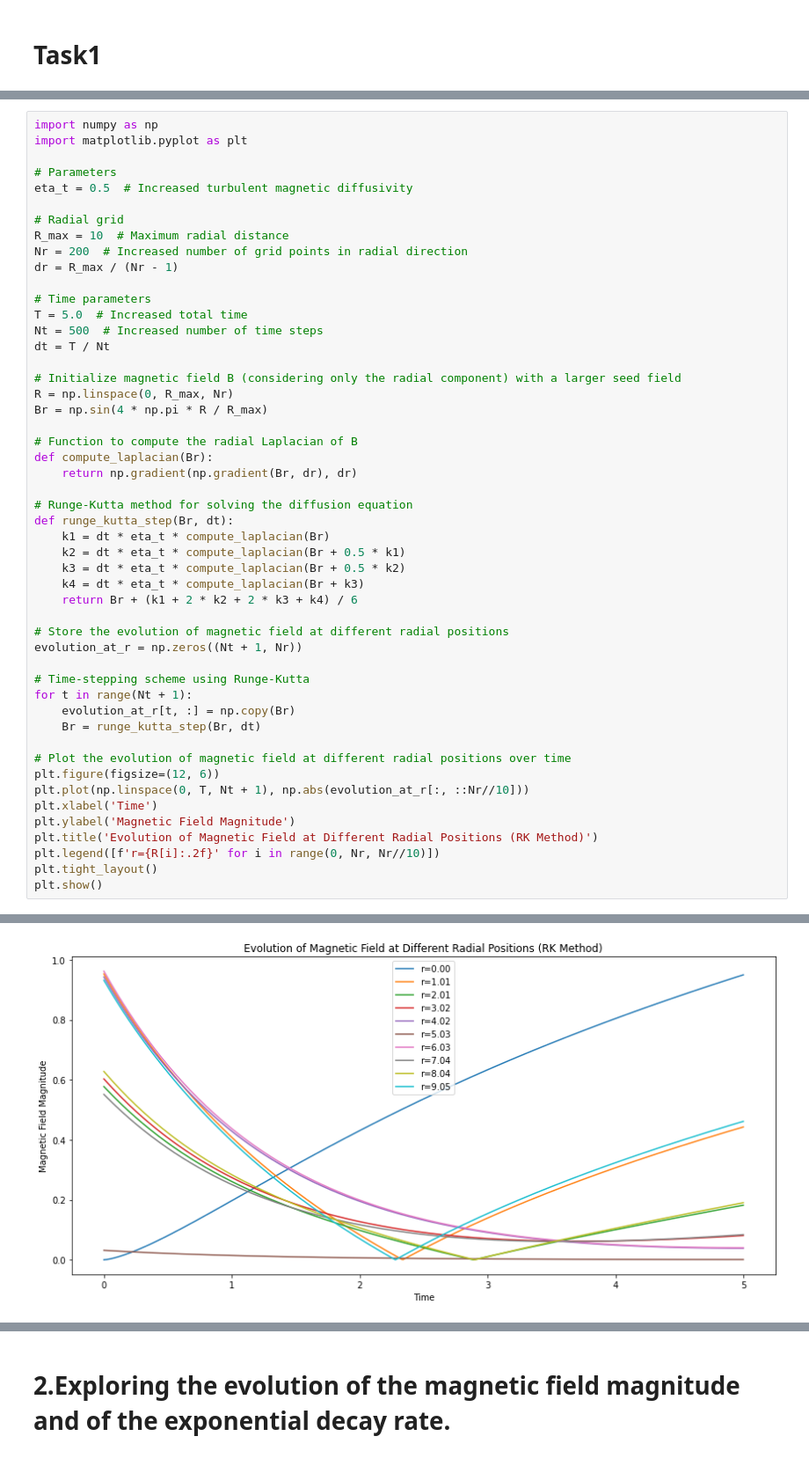
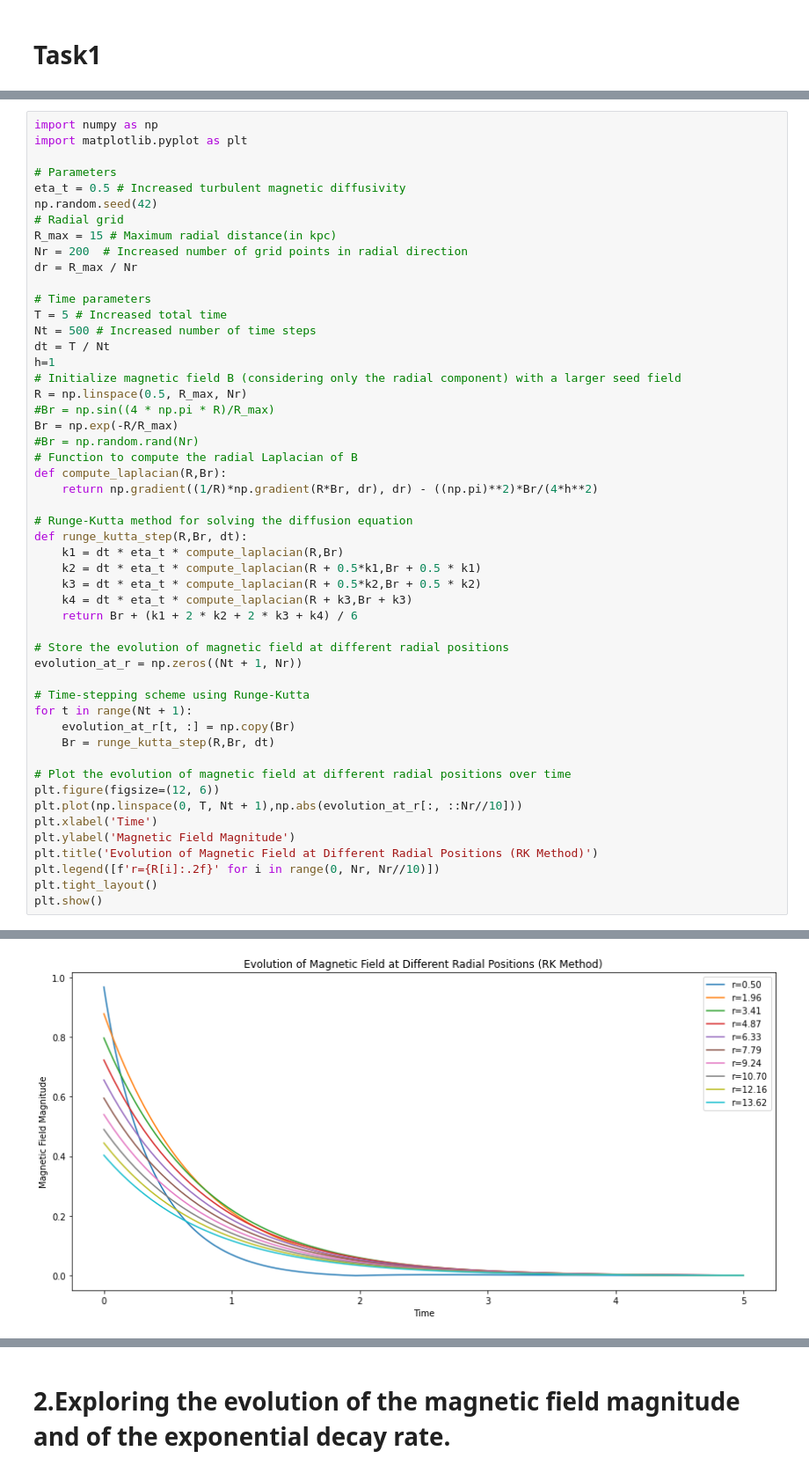
Before and after one commit to Ritabik/Galactic_Dynamo, a Jupyter notebook: Galactic_dynamo.ipynb, the cells around one changed output, grey strips where cells are left out. Shown at 88% size. Saved outputs shown, nothing was run; the diff lists cells and outputs as text.

```diff
--- a/Galactic_dynamo.ipynb
+++ b/Galactic_dynamo.ipynb
@@ -7,32 +7,33 @@ import numpy as np
 import matplotlib.pyplot as plt
 
 # Parameters
-eta_t = 0.5  # Increased turbulent magnetic diffusivity
-
+eta_t = 0.5 # Increased turbulent magnetic diffusivity
+np.random.seed(42)
 # Radial grid
-R_max = 10  # Maximum radial distance
+R_max = 15 # Maximum radial distance(in kpc)
 Nr = 200  # Increased number of grid points in radial direction
-dr = R_max / (Nr - 1)
+dr = R_max / Nr
 
 # Time parameters
-T = 5.0  # Increased total time
-Nt = 500  # Increased number of time steps
+T = 5 # Increased total time
+Nt = 500 # Increased number of time steps
 dt = T / Nt
-
+h=1
 # Initialize magnetic field B (considering only the radial component) with a larger seed field
-R = np.linspace(0, R_max, Nr)
-Br = np.sin(4 * np.pi * R / R_max)
-
+R = np.linspace(0.5, R_max, Nr)
+#Br = np.sin((4 * np.pi * R)/R_max)
+Br = np.exp(-R/R_max)
+#Br = np.random.rand(Nr)
 # Function to compute the radial Laplacian of B
-def compute_laplacian(Br):
-    return np.gradient(np.gradient(Br, dr), dr)
+def compute_laplacian(R,Br):
+    return np.gradient((1/R)*np.gradient(R*Br, dr), dr) - ((np.pi)**2)*Br/(4*h**2)
 
 # Runge-Kutta method for solving the diffusion equation
-def runge_kutta_step(Br, dt):
-    k1 = dt * eta_t * compute_laplacian(Br)
-    k2 = dt * eta_t * compute_laplacian(Br + 0.5 * k1)
-    k3 = dt * eta_t * compute_laplacian(Br + 0.5 * k2)
-    k4 = dt * eta_t * compute_laplacian(Br + k3)
+def runge_kutta_step(R,Br, dt):
+    k1 = dt * eta_t * compute_laplacian(R,Br)
+    k2 = dt * eta_t * compute_laplacian(R + 0.5*k1,Br + 0.5 * k1)
+    k3 = dt * eta_t * compute_laplacian(R + 0.5*k2,Br + 0.5 * k2)
+    k4 = dt * eta_t * compute_laplacian(R + k3,Br + k3)
     return Br + (k1 + 2 * k2 + 2 * k3 + k4) / 6
 
 # Store the evolution of magnetic field at different radial positions
@@ -41,11 +42,11 @@ evolution_at_r = np.zeros((Nt + 1, Nr))
 # Time-stepping scheme using Runge-Kutta
 for t in range(Nt + 1):
     evolution_at_r[t, :] = np.copy(Br)
-    Br = runge_kutta_step(Br, dt)
+    Br = runge_kutta_step(R,Br, dt)
 
 # Plot the evolution of magnetic field at different radial positions over time
 plt.figure(figsize=(12, 6))
-plt.plot(np.linspace(0, T, Nt + 1), np.abs(evolution_at_r[:, ::Nr//10]))
+plt.plot(np.linspace(0, T, Nt + 1),np.abs(evolution_at_r[:, ::Nr//10]))
 plt.xlabel('Time')
 plt.ylabel('Magnetic Field Magnitude')
 plt.title('Evolution of Magnetic Field at Different Radial Positions (RK Method)')
@@ -59 +57 @@ c:\python39\lib\site-packages\numpy\.libs\libopenblas64__v0.3.23-gcc_10_3_0.dll
-[figure, old version]
+[figure, new version]
```
Also changed, not shown: parts of 11 cells of this notebook, 4 other files.
